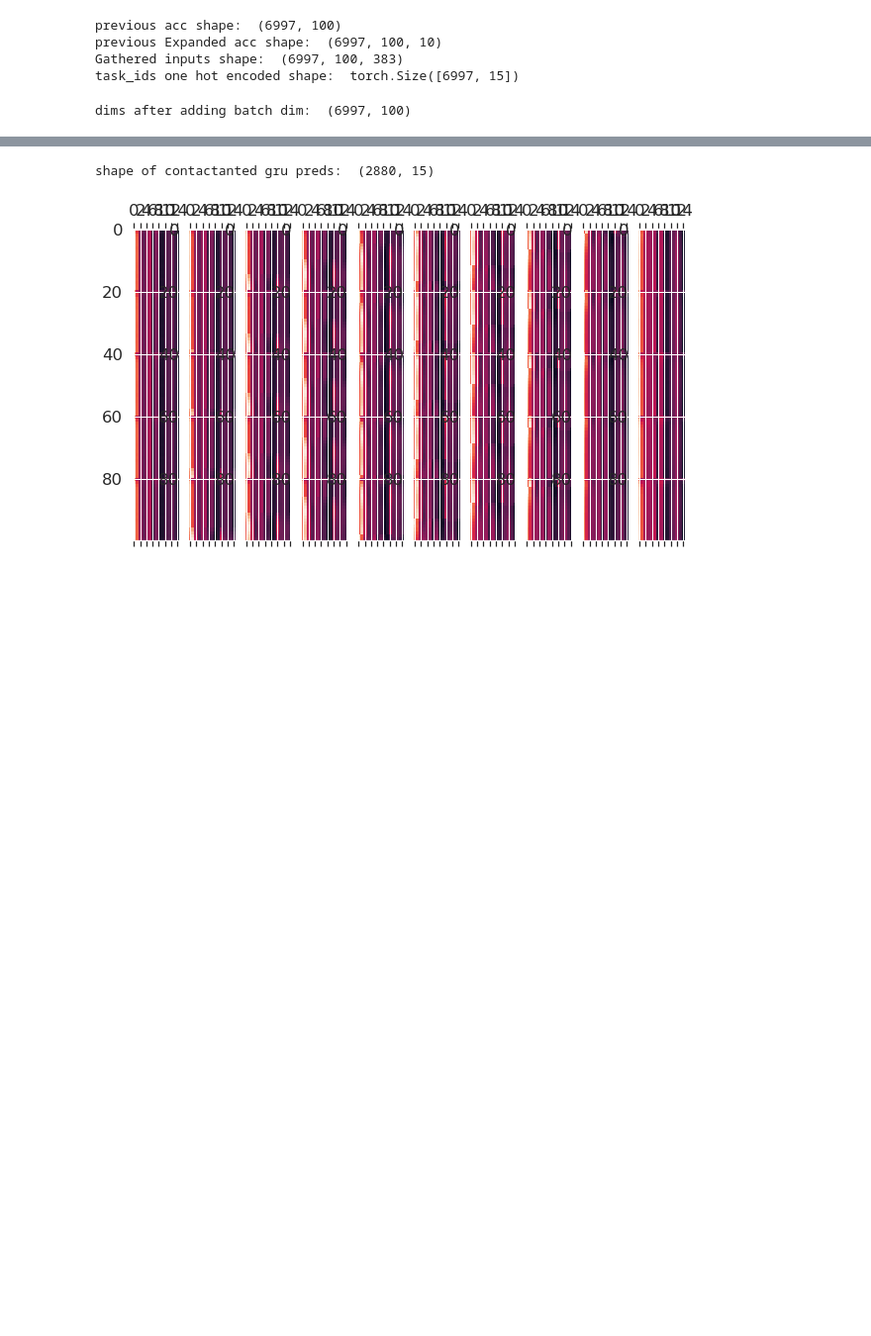
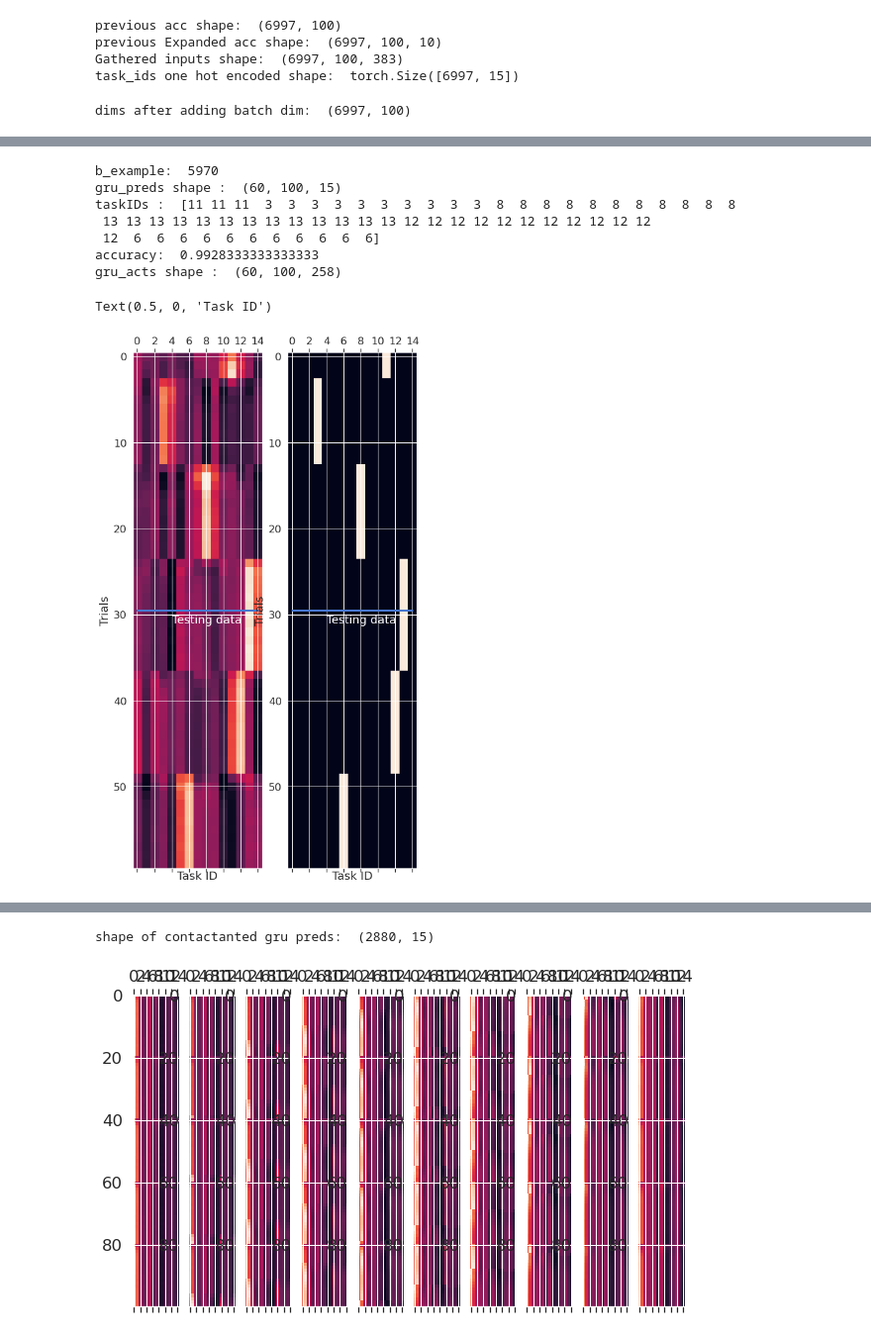
Before and after one commit to weilongzheng/PFC_MD_Modeling, a Jupyter notebook: CL_neurogym/analysis/cognitive_observer.ipynb, the cells around one changed output, grey strips where cells are left out. Shown at 99% size. Saved outputs shown, nothing was run; the diff lists cells and outputs as text; code cells hidden in the pictures; blank space fills up the shorter version.

```diff
--- a/CL_neurogym/analysis/cognitive_observer.ipynb
+++ b/CL_neurogym/analysis/cognitive_observer.ipynb
@@ -328,3 +399,38 @@ gru_preds shape :  (1, 60, 100, 15)
+# %%
+#eval
+
+b_example = 5970
+model_preds, model_acts, acc = test_model(model, [b_example], )
+print('gru_acts shape : ', model_acts.shape)
+fig, axes = plt.subplots(1,2, figsize=[8,16])
+ax = axes[0]
+ax.matshow(model_preds.reshape([-1, 100, 15]).mean(1))
+ax.plot(range(15), [29.5]*15, linewidth=(3))
+ax.text(4, 31, 'Testing data', {'color': 'white'})
+ax.set_ylabel('Trials')
+ax.set_xlabel('Task ID')
+
+ax = axes[1]
+ax.matshow(task_ids_oh[b_example:b_example+test_input_length])
+ax = plt.gca()
+ax.plot(range(15), [29.5]*15, linewidth=(3))
+ax.text(4, 31, 'Testing data', {'color': 'white'})
+ax.set_ylabel('Trials')
+ax.set_xlabel('Task ID')
+
+
+# print(task_ids[b_example:b_example+test_input_length])
+# plt.savefig('Cognitive_observer_preds.jpg', dpi=300)
+# %% [output]
+b_example:  5970
+gru_preds shape :  (60, 100, 15)
+taskIDs :  [11 11 11  3  3  3  3  3  3  3  3  3  3  8  8  8  8  8  8  8  8  8  8  8
+ 13 13 13 13 13 13 13 13 13 13 13 13 13 12 12 12 12 12 12 12 12 12 12 12
+ 12  6  6  6  6  6  6  6  6  6  6  6]
+accuracy:  0.9928333333333333
+gru_acts shape :  (60, 100, 258)
+Text(0.5, 0, 'Task ID')
+[figure, added]
 # %%
 plt.matshow(task_ids_oh[b_example:b_example+test_input_length])
 ax = plt.gca()
```
Also changed, not shown: parts of 12 cells of this notebook, 3 other files.
